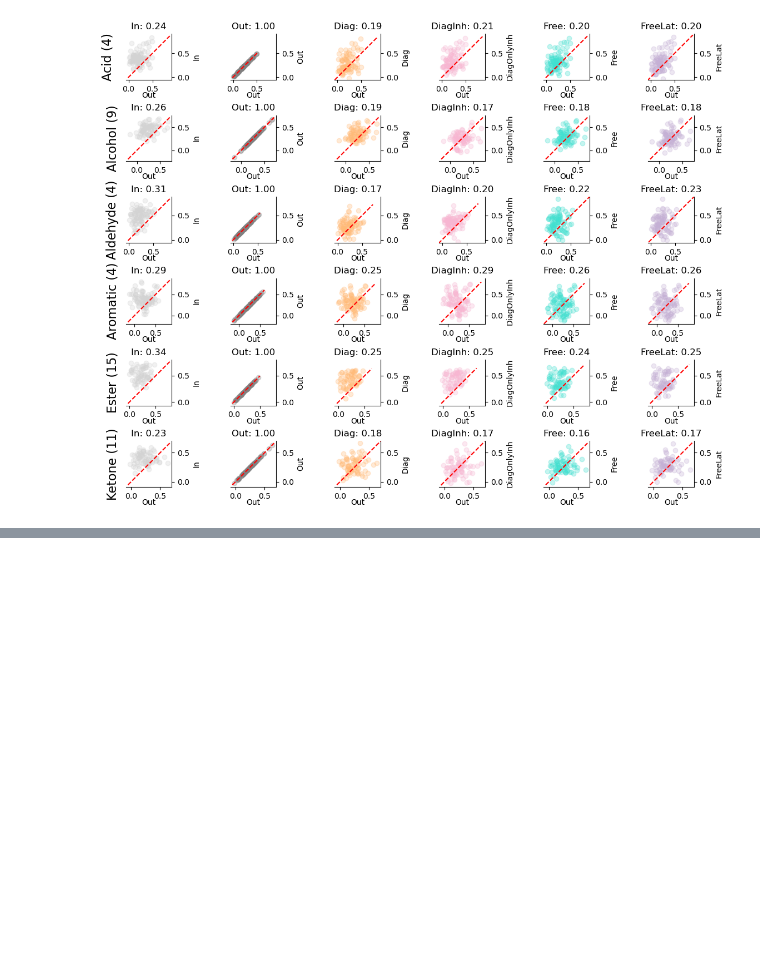
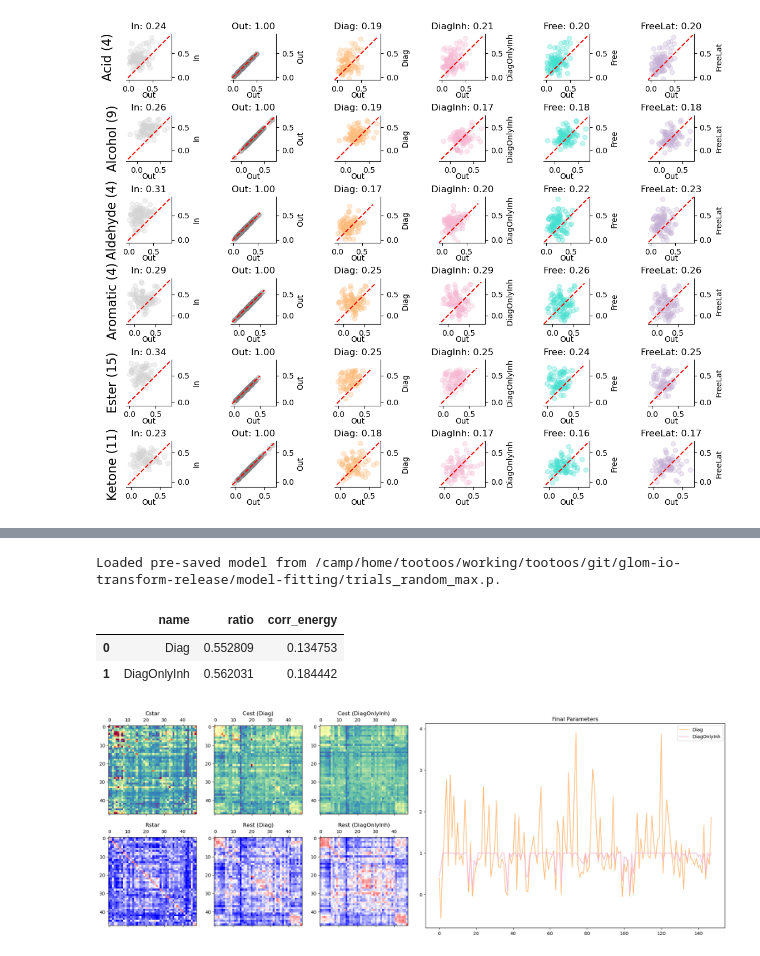
Before and after one commit to stootoon/glom-io-transform-release, a Jupyter notebook: model-fitting/demo_generalization.ipynb, the cells around one changed output, grey strips where cells are left out. Drawn from its saved outputs; the diff is of its cells as text; code cells hidden in the pictures; blank space fills up the shorter version.

```diff
--- a/model-fitting/demo_generalization.ipynb
+++ b/model-fitting/demo_generalization.ipynb
@@ -439,0 +389,54 @@ Loaded models from /camp/home/tootoos/working/tootoos/git/glom-io-transform-rele
+# %%
+import layout; reload(layout)
+import results; reload(results)
+base = results.BaseContext(fits_root = proj_path + "/model-fitting/fits", models_dir=proj_path + "/model-fitting",
+                          standardization="separate", normalization="odour_std", center=True)
+split = base.split(sampler="trials", mode="random", n_od_train="max")
+# %% [output]
+Loaded pre-saved model from /camp/home/tootoos/working/tootoos/git/glom-io-transform-release/model-fitting/trials_random_max.p.
+# %%
+from matplotlib.gridspec import GridSpec
+def plot_comparison(models):
+    n_mods = len(models)
+    model_names = models.keys()
+    fig = plt.figure(figsize=(4 * (2 + n_mods + 2), 8))
+    gs = GridSpec(2, 2 + n_mods + 2)
+    records = []
+    ax_params = fig.add_subplot(gs[:,-3:])
+    ax_cstar = [fig.add_subplot(gs[0,0]), fig.add_subplot(gs[1,0])]
+    for i, (name, m) in enumerate(models.items()):
+        ax = [fig.add_subplot(gs[0, i+1]), fig.add_subplot(gs[1, i+1])]
+        if i == 0:
+            # In the first row, do a matshow of Cstar, then of Cest (on the same scale), then a scatter plot of Cstar vs Cest
+            vmin, vmax = percentile(m.vld.Cstar, [1, 99])
+            ax_cstar[0].matshow(m.vld.Cstar, vmin=vmin, vmax=vmax, cmap="Spectral_r")
+            ax_cstar[0].set_title("Cstar")
+            ax_cstar[1].matshow(m.vld_corrs["Cstar"], vmin=0, vmax=1, cmap="bwr")
+            ax_cstar[1].set_title("Rstar")
+
+        ax[0].matshow(m.vld.Cest, vmin=vmin, vmax=vmax, cmap="Spectral_r")
+        ax[0].set_title(f"Cest ({name})")
+        ratio = np.mean((m.vld.Cest - m.vld.Cstar)**2)**0.5 / np.mean((m.vld.Cin - m.vld.Cstar)**2)**0.5
+
+        ax[1].matshow(m.vld_corrs["Cest"], vmin=0, vmax=1, cmap="bwr")
+        ax[1].set_title(f"Rest ({name})")
+
+        ax_params.plot(m.params["p_final"], label=name, color=pfm.model_color(name))
+        ax_params.set_title("Final Parameters")
+
+        corr_energy = compute_corr_energ_(m.vld_corrs["Cest"])
+        records.append({"name": name, "ratio": ratio, "corr_energy": corr_energy})
+    ax_params.legend()
+
+    return pd.DataFrame(records)
+# %%
+seed = 5
+selection_metric = "ratio"
+m_diag = split.model("Diag").extract(seed=seed, train=0, metric=selection_metric, with_params = True)
+m_diag_inh = split.model("DiagOnlyInh").extract(seed=seed, train=0, metric=selection_metric, with_params=True)
+plot_comparison({"Diag": m_diag, "DiagOnlyInh": m_diag_inh})
+# %% [output]
+|  | name | ratio | corr_energy |
+| 0 | Diag | 0.552809 | 0.134753 |
+| 1 | DiagOnlyInh | 0.562031 | 0.184442 |
+[figure, added]
```
Also changed, not shown: parts of 14 cells of this notebook, 1 other file.
